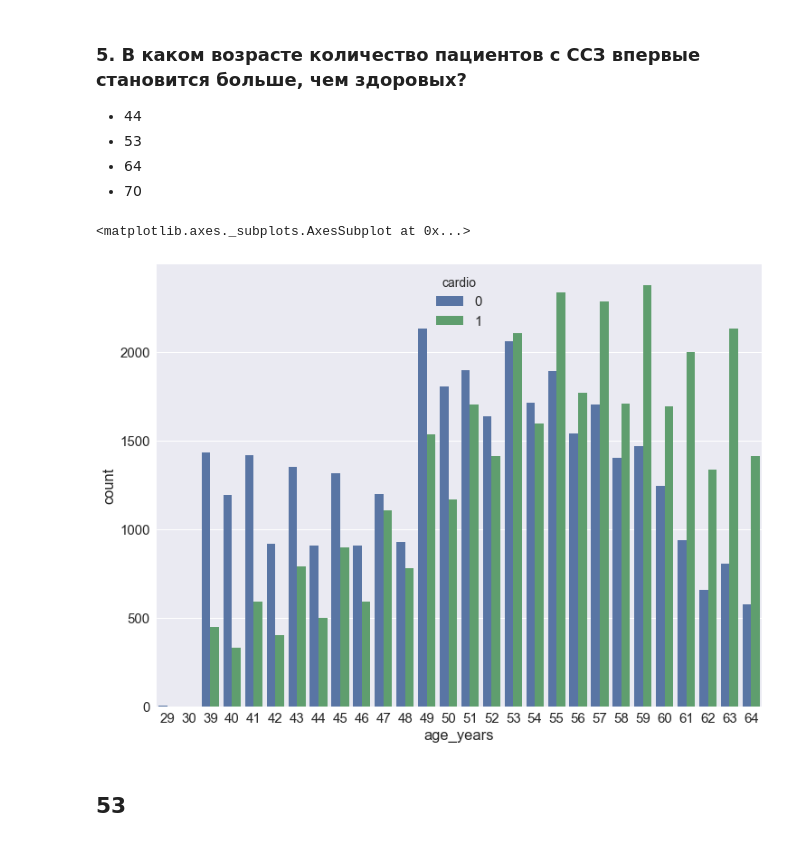
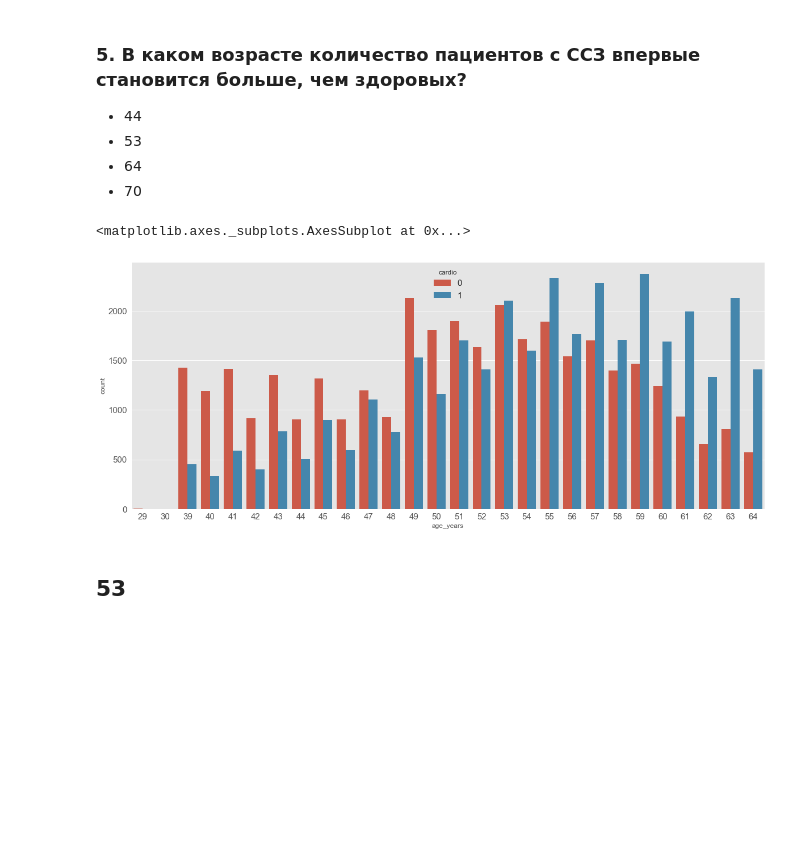
Before and after one commit to bobturanov/ODS_MLcourse_open, a Jupyter notebook: Section 2/hw2_session2_visual_analysis_basics.ipynb, the cells around one changed output. Cells and saved outputs as stored; diff of their text form; code cells hidden in the pictures; blank space fills up the shorter version.

```diff
--- a/Section 2/hw2_session2_visual_analysis_basics.ipynb
+++ b/Section 2/hw2_session2_visual_analysis_basics.ipynb
@@ -211,0 +207,3 @@ sns.heatmap(train.corr())
+# %%
+plt.rcParams['figure.figsize'] = (13, 10)
+sns.heatmap(train.corr())
@@ -338,9 +342,11 @@ train['age_years'] = (train['age'] // 365.25).astype(int)
 - 64
 - 70
 # %%
+plt.style.use('ggplot')
+plt.rcParams['figure.figsize'] = (20, 8)
 sns.countplot(train.age_years,hue=train.cardio)
 # %% [output]
 <matplotlib.axes._subplots.AxesSubplot at 0x...>
-[figure, old version]
+[figure, new version]
 # %% [markdown]
 ## 53
```
Also changed, not shown: parts of 6 cells of this notebook.
